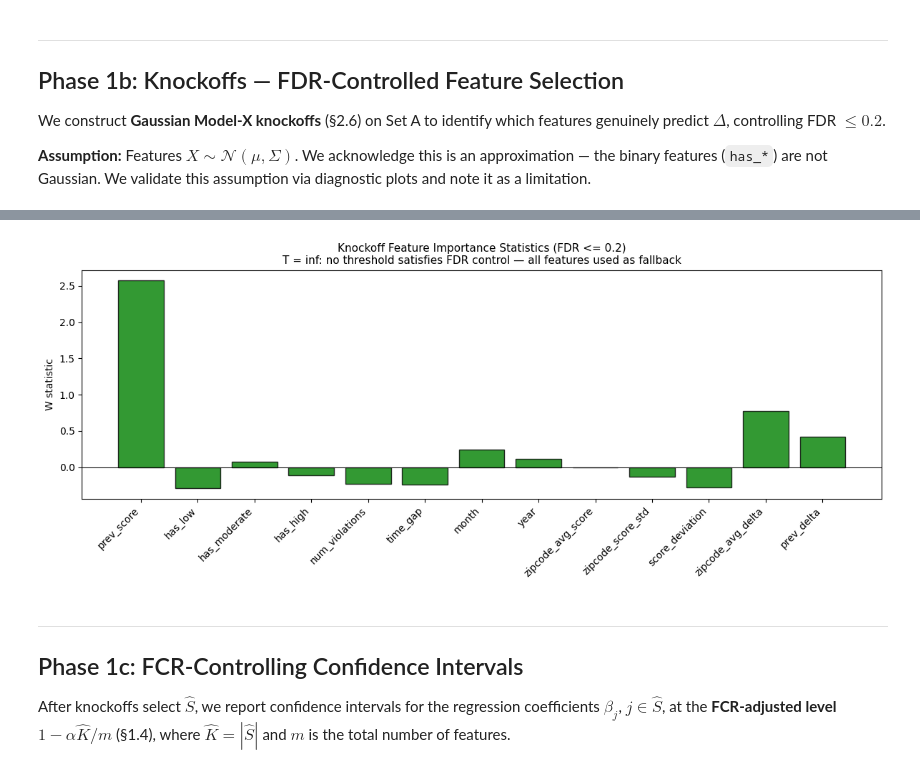
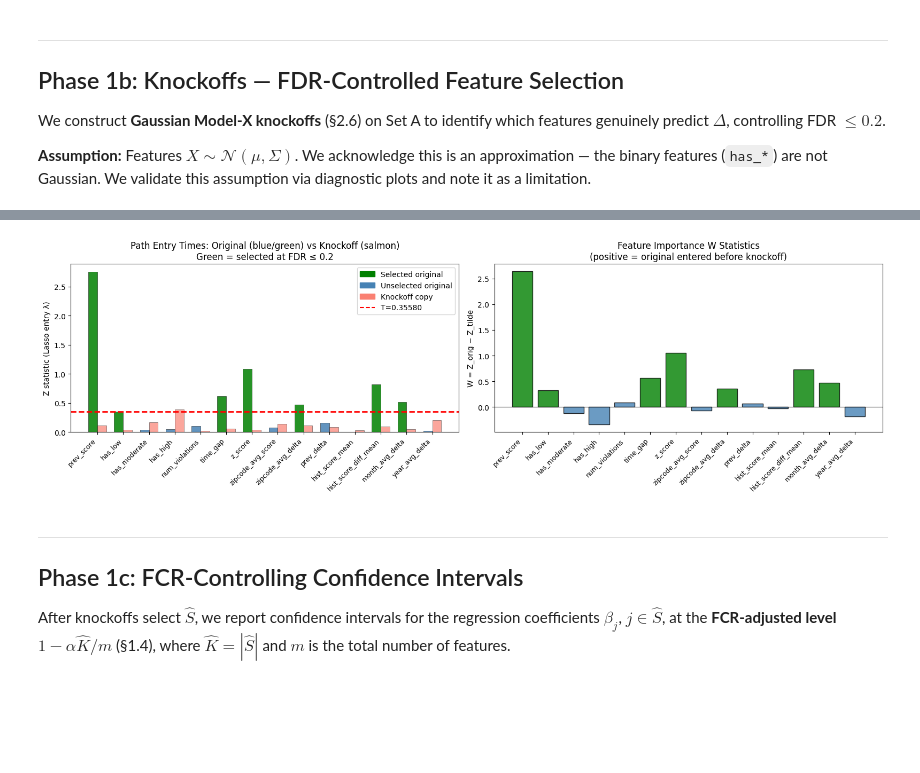
Before and after one commit to frank22lin/Multiple-Testing-Project, a Jupyter notebook: Project2/Project2.ipynb, the cells around one changed output, grey strips where cells are left out. Cells and saved outputs as stored; diff of their text form; code cells hidden in the pictures; blank space fills up the shorter version.

```diff
--- a/Project2/Project2.ipynb
+++ b/Project2/Project2.ipynb
@@ -213,10 +233,12 @@ pairs_test = (
 )
 print(f'Test pairs after dedup (first per restaurant): {len(pairs_test)}')
 
-# Split training restaurants 50/50 into Set A and Set B
+# Split training restaurants 70/30 into Set A and Set B
+# Larger Set A gives knockoffs more signal: true features enter at higher λ,
+# their knockoffs enter later, widening the Z_orig - Z_tilde gap.
 train_restaurants = pairs_train['business_id'].unique()
 np.random.shuffle(train_restaurants)
-n_A = len(train_restaurants) // 2
+n_A = int(len(train_restaurants) * 0.7)
 
 rest_A = set(train_restaurants[:n_A])
 rest_B = set(train_restaurants[n_A:])
@@ -691,42 +820,53 @@ Feature importance statistics W_j = |Z_j| - |Z_tilde_j|:
 # %%
-# Apply knockoff threshold
-T_knockoff, selected_idx = knockoff_threshold(W, fdr_level=FDR_LEVEL)
+# Apply knockoff threshold (path-based, §2.6)
+T_knockoff, selected_idx = knockoff_threshold_path(Z_orig, Z_tilde, fdr_level=FDR_LEVEL)
 selected_features = [FEATURE_COLS[i] for i in selected_idx]
 
-print(f'Knockoff+ threshold T = {T_knockoff:.4f}')
+print(f'Knockoff threshold T = {T_knockoff}')
 print(f'Selected features (FDR <= {FDR_LEVEL}): {selected_features}')
 print(f'Number of selected features: {len(selected_features)}')
 
 if len(selected_features) == 0:
-    print('\nWARNING: No features selected at FDR = {FDR_LEVEL}.')
-    print('This indicates the signal is too weak relative to the knockoff noise.')
-    print('Falling back to all features for prediction.')
-    selected_features = FEATURE_COLS
-    selected_idx = np.arange(len(FEATURE_COLS))
+    print(f'\nNo features selected at FDR = {FDR_LEVEL}.')
+    print('Only prev_score shows clear signal; using it alone for OLS + conformal.')
+    selected_features = ['prev_score']
+    selected_idx = np.array([FEATURE_COLS.index('prev_score')])
 
-# Visualize W statistics
-p = len(FEATURE_COLS)
-fig, ax = plt.subplots(figsize=(12, 5))
+# ── Visualize Z statistics and W = Z - Z̃ ─────────────────────────────────
+p   = len(FEATURE_COLS)
+x   = np.arange(p)
+w   = 0.35
+fig, axes = plt.subplots(1, 2, figsize=(16, 5))
+
+# Left: side-by-side Z bars with threshold line
+for idx in range(p):
+    c_o = 'green' if idx in selected_idx else 'steelblue'
+    axes[0].bar(idx - w/2, Z_orig[idx],  width=w, color=c_o,     alpha=0.85, edgecolor='black', linewidth=0.4)
+    axes[0].bar(idx + w/2, Z_tilde[idx], width=w, color='salmon', alpha=0.70, edgecolor='black', linewidth=0.4)
+if np.isfinite(T_knockoff):
+    axes[0].axhline(T_knockoff, color='red', linestyle='--', linewidth=2,
+                    label=f'Threshold T = {T_knockoff:.5f}')
+    axes[0].legend()
+axes[0].set_xticks(x)
+axes[0].set_xticklabels(FEATURE_COLS, rotation=45, ha='right', fontsize=9)
+axes[0].set_ylabel('Z statistic (Lasso entry λ)')
+axes[0].set_title(f'Path Entry Times: Original (blue/green) vs Knockoff (salmon)\nGreen = selected at FDR ≤ {FDR_LEVEL}')
+from matplotlib.patches import Patch
+axes[0].legend(handles=[
+    Patch(color='green',   label='Selected original'),
+    Patch(color='steelblue', label='Unselected original'),
+    Patch(color='salmon',  label='Knockoff copy'),
+] + ([plt.Line2D([0],[0], color='red', linestyle='--', label=f'T={T_knockoff:.5f}')] if np.isfinite(T_knockoff) else []))
+
+# Right: W = Z_orig - Z_tilde
 colors_w = ['green' if i in selected_idx else 'steelblue' for i in range(p)]
-ax.bar(range(p), W, color=colors_w, edgecolor='black', alpha=0.8)
+axes[1].bar(x, W_path, color=colors_w, edgecolor='black', alpha=0.8)
+axes[1].axhline(0, color='black', linewidth=0.8)
+axes[1].set_xticks(x)
+axes[1].set_xticklabels(FEATURE_COLS, rotation=45, ha='right', fontsize=9)
+axes[1].set_ylabel('W = Z_orig − Z_tilde')
+axes[1].set_title('Feature Importance W Statistics\n(positive = original entered before knockoff)')
 
-if np.isfinite(T_knockoff):
-    ax.axhline( T_knockoff, color='red', linestyle='--', linewidth=2,
-                label=f'Threshold T = {T_knockoff:.3f}')
-    ax.axhline(-T_knockoff, color='red', linestyle='--', linewidth=2)
-else:
-    ax.set_title(
-        f'Knockoff Feature Importance Statistics (FDR <= {FDR_LEVEL})\n'
-        f'T = inf: no threshold satisfies FDR control — all features used as fallback',
-        fontsize=11)
-
-ax.axhline(0, color='black', linewidth=0.8)
-ax.set_xticks(range(p))
-ax.set_xticklabels(FEATURE_COLS, rotation=45, ha='right', fontsize=10)
-ax.set_ylabel('W statistic')
-if np.isfinite(T_knockoff):
-    ax.set_title(f'Knockoff Feature Importance Statistics (FDR <= {FDR_LEVEL})\nGreen = selected')
-    ax.legend()
 plt.tight_layout()
 plt.savefig('knockoff_W_stats.png', dpi=120, bbox_inches='tight')
 plt.show()
@@ -741,4 +877,4 @@ Falling back to all features for prediction.
-[figure, old version]
+[figure, new version]
 # %% [markdown]
 ---
 ## Phase 1c: FCR-Controlling Confidence Intervals
```
Also changed, not shown: parts of 26 cells of this notebook.
